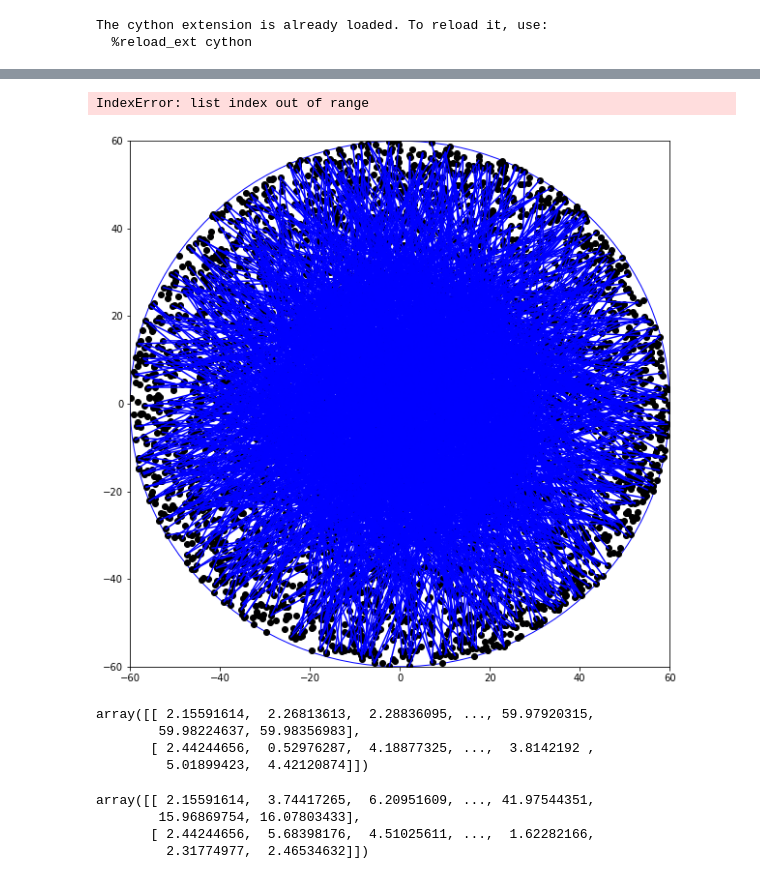
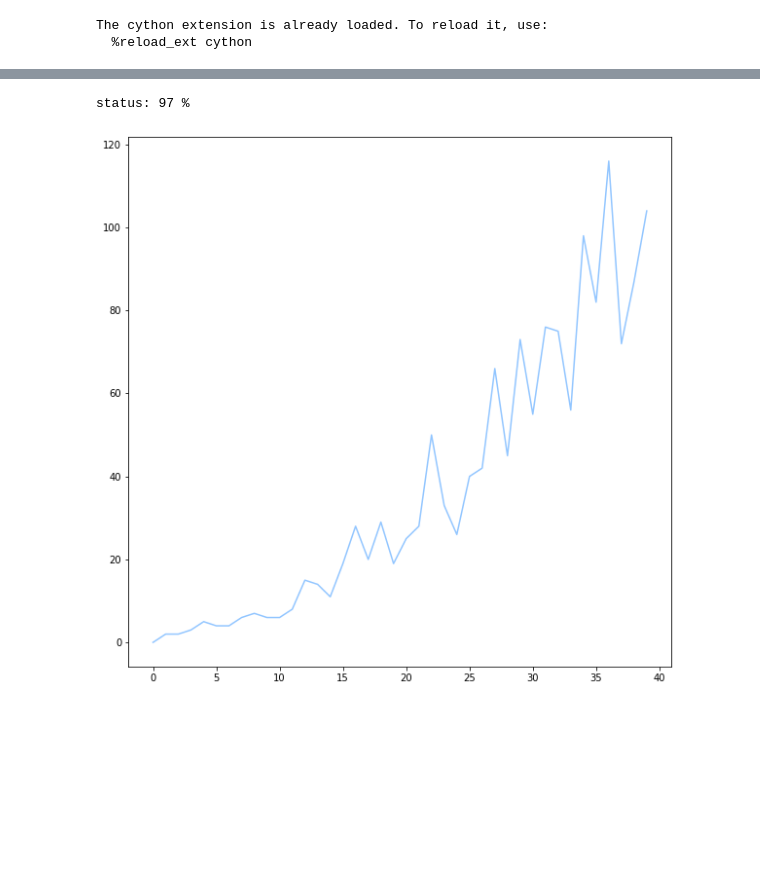
Before and after one commit to Valerio-Amico/Lab-Rydberg, a Jupyter notebook: facilitation_problem/2D_percolation_speedup.ipynb, the cells around one changed output, grey strips where cells are left out. Drawn from its saved outputs; the diff is of its cells as text; code cells hidden in the pictures; blank space fills up the shorter version.

```diff
--- a/facilitation_problem/2D_percolation_speedup.ipynb
+++ b/facilitation_problem/2D_percolation_speedup.ipynb
@@ -136,6 +203,8 @@ class subcluster():
 # %%
-radius_shell = 0.1
-delta_shell = 0.01
-clu = cluster()
-clu.generate_points(300)
+radius_shell = 6
+delta_shell = 0.5
+space_radius = 50
+n_points = 5000
+clu = cluster(space_radius=space_radius)
+clu.generate_points(n_points)
 conn = clu.find_connections(radius_shell, delta_shell)
@@ -236,19 +211,26 @@ sub_cluster_connections
-# %%
-print_cluster(cluster, radius_space, sub_cluster_connections)
-# %% [output]
-IndexError: list index out of range
-[figure, removed]
-# %%
-cluster_all
-# %% [output]
-array([[ 2.15591614,  2.26813613,  2.28836095, ..., 59.97920315,
-        59.98224637, 59.98356983],
-       [ 2.44244656,  0.52976287,  4.18877325, ...,  3.8142192 ,
-         5.01899423,  4.42120874]])
-# %%
-sub_cluster.T
-# %% [output]
-array([[ 2.15591614,  3.74417265,  6.20951609, ..., 41.97544351,
-        15.96869754, 16.07803433],
-       [ 2.44244656,  5.68398176,  4.51025611, ...,  1.62282166,
-         2.31774977,  2.46534632]])
+# %%
+radius_shell = 6
+delta_shell = 0.5
+space_radius = 50
+step = 50
+max_size = 2000
+
+max_lenght = np.zeros(int(max_size/step))
+
+for j, n_points in enumerate(np.arange(0, max_size, step = step)):
+    clu = cluster(space_radius=space_radius)
+    clu.generate_points(n_points)
+    conn = clu.find_connections(radius_shell, delta_shell)
+    for i in range(n_points):
+        clu.find_subcluster(i)
+        if len(clu.subclusters["%d"%i]) > max_lenght[j]:
+            max_lenght[j] = len(clu.subclusters["%d"%i])
+    clear_output(wait=True)
+    print("status: %d %%"%(j/int(max_size/step)*100))
+# %% [output]
+status: 97 %
+# %%
+plt.plot(max_lenght)
+plt.show()
+# %% [output]
+[figure, added]
```
Also changed, not shown: parts of 13 cells of this notebook, 2 other files.
